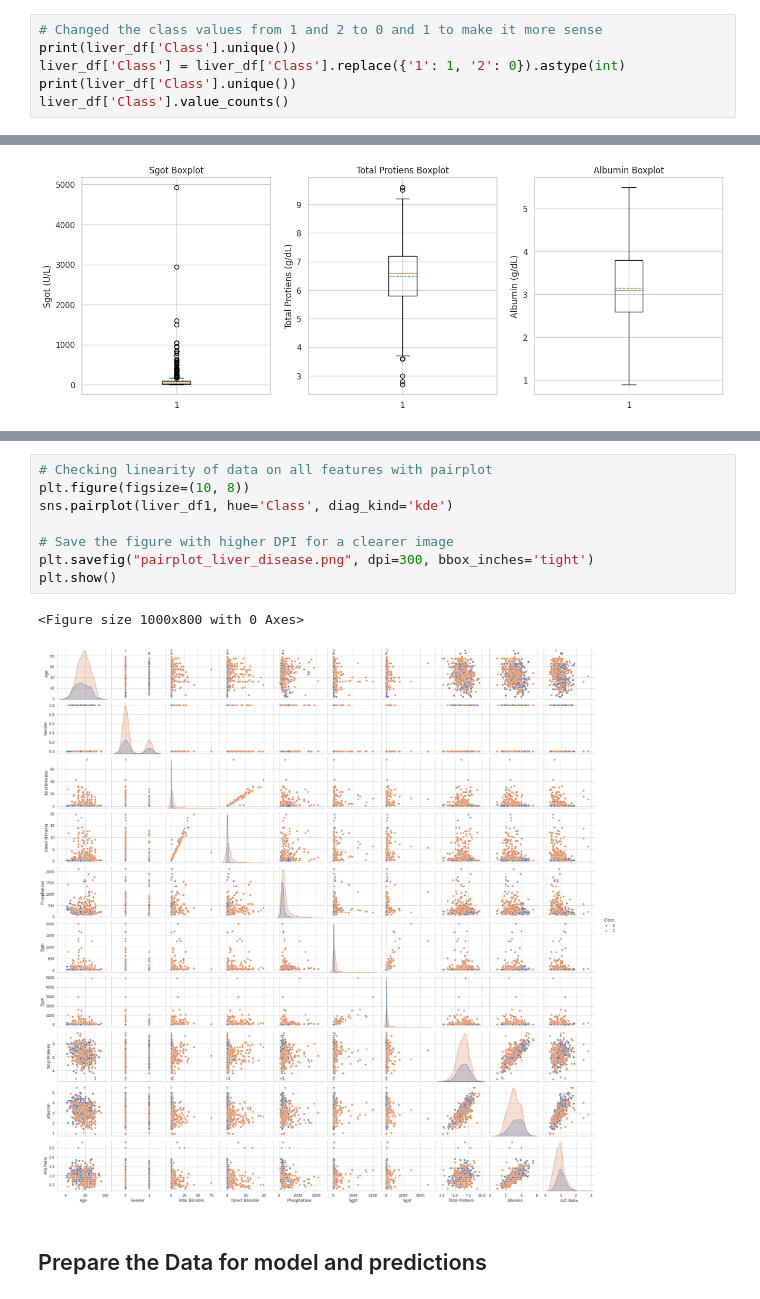
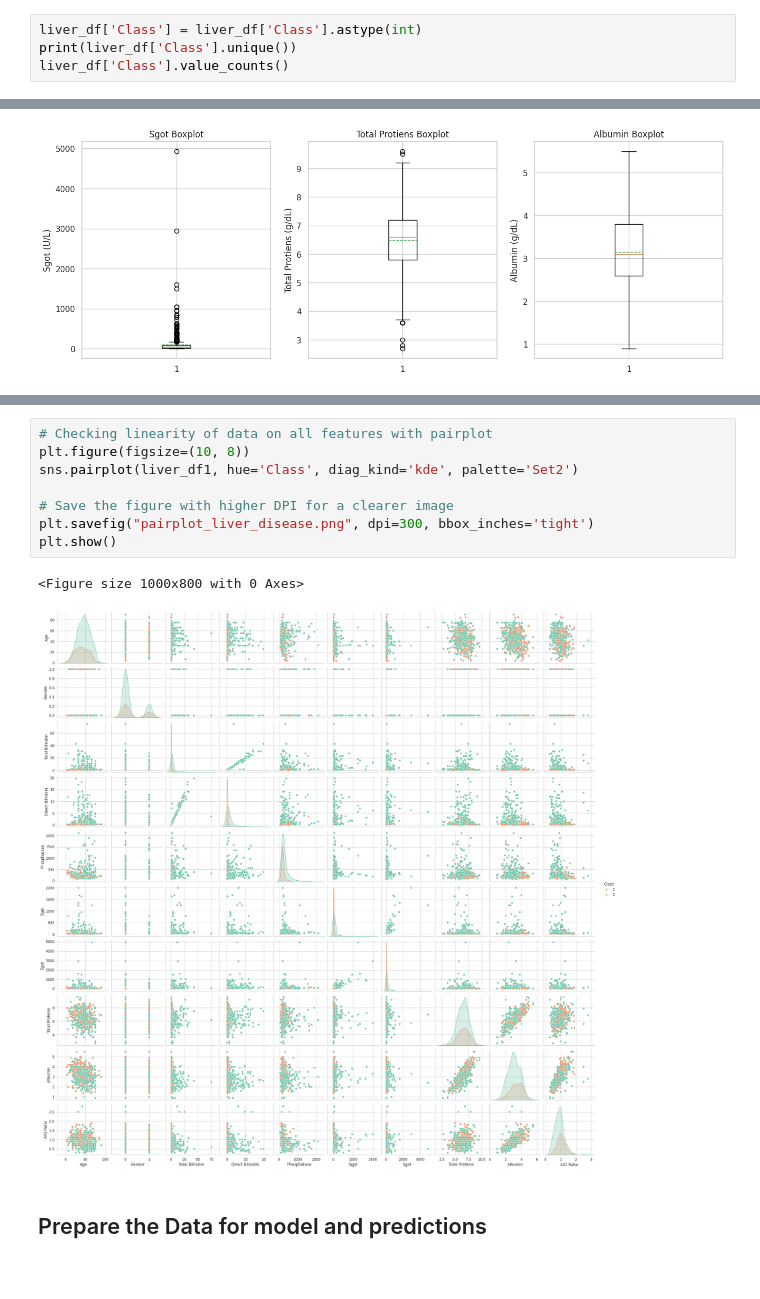
Before and after one commit to Evans2424/IACEC_Project_Model_Performance_Analysis, a Jupyter notebook: IACEC_MLProject.ipynb, the cells around one changed output, grey strips where cells are left out. Cells and saved outputs as stored; diff of their text form.

```diff
--- a/IACEC_MLProject.ipynb
+++ b/IACEC_MLProject.ipynb
@@ -92,9 +92,7 @@ liver_df.head()
 | 3 | 58 | Male | 1.0 | 0.4 | 182.0 | 14.0 | 20.0 | 6.8 | ... |
 | 4 | 72 | Male | 3.9 | 2.0 | 195.0 | 27.0 | 59.0 | 7.3 | ... |
 # %%
-# Changed the class values from 1 and 2 to 0 and 1 to make it more sense
-print(liver_df['Class'].unique())
-liver_df['Class'] = liver_df['Class'].replace({'1': 1, '2': 0}).astype(int)
+liver_df['Class'] = liver_df['Class'].astype(int)
 print(liver_df['Class'].unique())
 liver_df['Class'].value_counts()
 # %% [output]
@@ -408,14 +399,14 @@ Not_Liver_disease_df.plot(kind='scatter', x='A/G Ratio', y='Total Proteins', col
 # %%
 # Checking linearity of data on all features with pairplot
 plt.figure(figsize=(10, 8))
-sns.pairplot(liver_df1, hue='Class', diag_kind='kde')
+sns.pairplot(liver_df1, hue='Class', diag_kind='kde', palette='Set2')
 
 # Save the figure with higher DPI for a clearer image
 plt.savefig("pairplot_liver_disease.png", dpi=300, bbox_inches='tight')
 plt.show()
 # %% [output]
 <Figure size 1000x800 with 0 Axes>
-[figure, old version]
+[figure, new version]
 # %% [markdown]
 ## Prepare the Data for model and predictions
 # %%
```
Also changed, not shown: parts of 13 cells of this notebook.
